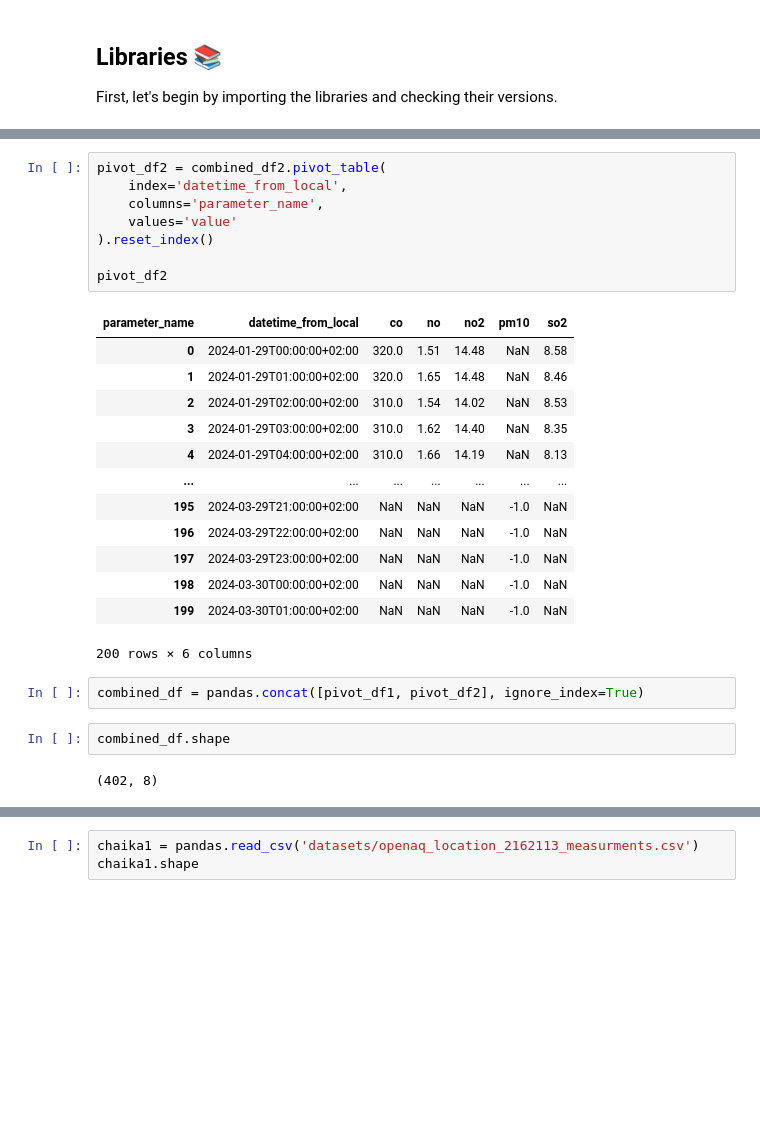
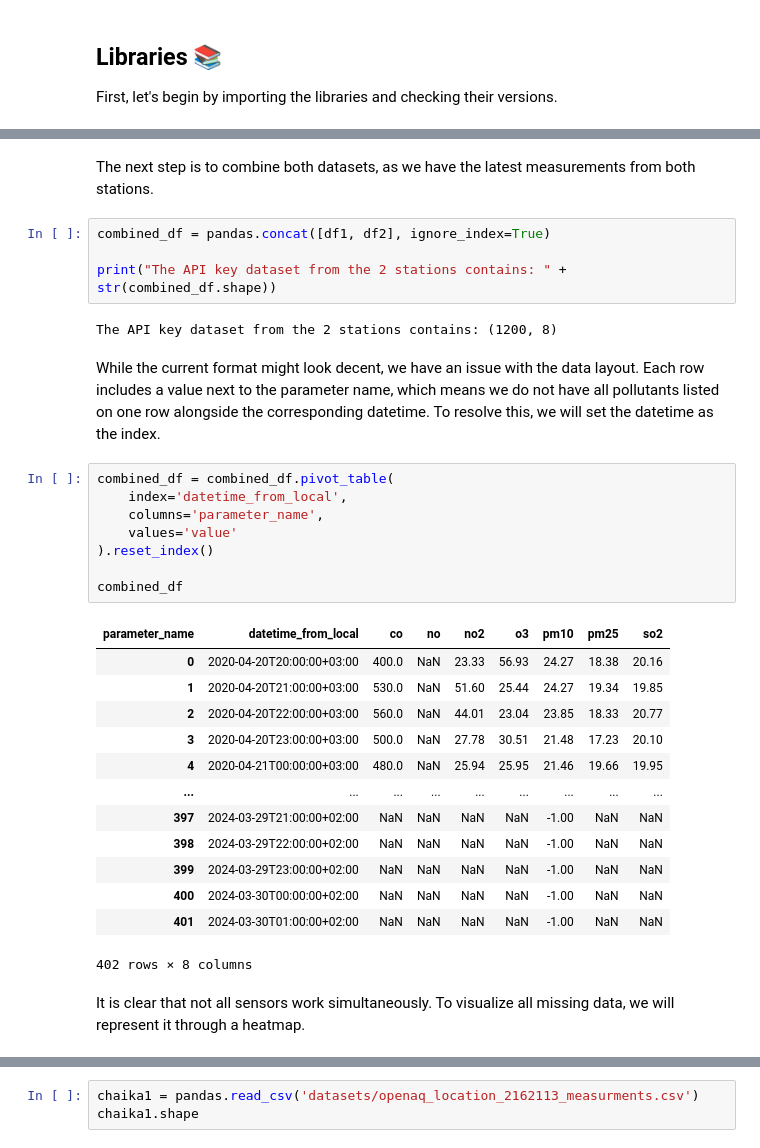
Before and after one commit to ivetkalchev/VarnaAir, a Jupyter notebook: varnaair.ipynb, the cells around one changed output, grey strips where cells are left out. Drawn from its saved outputs; the diff is of its cells as text; blank space fills up the shorter version.

```diff
--- a/varnaair.ipynb
+++ b/varnaair.ipynb
@@ -198,33 +193,39 @@ combined_df2
 | 498 | -1.00 | 8613114 | 2024-03-29T22:00:00Z | 2024-03-30T00:00:00+02:00 | 2024-03-29T23:00:00Z | 2024-03-30T01:00:00+02:00 | ... |
 | 499 | -1.00 | 8613114 | 2024-03-29T23:00:00Z | 2024-03-30T01:00:00+02:00 | 2024-03-30T00:00:00Z | 2024-03-30T02:00:00+02:00 | ... |
 500 rows × 8 columns
-# %%
-pivot_df2 = combined_df2.pivot_table(
-    index='datetime_from_local',
-    columns='parameter_name',
-    values='value'
-).reset_index()
-
-pivot_df2
-# %% [output]
-| parameter_name | datetime_from_local | co | no | no2 | pm10 | so2 |
-| 0 | 2024-01-29T00:00:00+02:00 | 320.0 | 1.51 | 14.48 | NaN | 8.58 |
-| 1 | 2024-01-29T01:00:00+02:00 | 320.0 | 1.65 | 14.48 | NaN | 8.46 |
-| 2 | 2024-01-29T02:00:00+02:00 | 310.0 | 1.54 | 14.02 | NaN | 8.53 |
-| 3 | 2024-01-29T03:00:00+02:00 | 310.0 | 1.62 | 14.40 | NaN | 8.35 |
-| 4 | 2024-01-29T04:00:00+02:00 | 310.0 | 1.66 | 14.19 | NaN | 8.13 |
-| ... | ... | ... | ... | ... | ... | ... |
-| 195 | 2024-03-29T21:00:00+02:00 | NaN | NaN | NaN | -1.0 | NaN |
-| 196 | 2024-03-29T22:00:00+02:00 | NaN | NaN | NaN | -1.0 | NaN |
-| 197 | 2024-03-29T23:00:00+02:00 | NaN | NaN | NaN | -1.0 | NaN |
-| 198 | 2024-03-30T00:00:00+02:00 | NaN | NaN | NaN | -1.0 | NaN |
-| 199 | 2024-03-30T01:00:00+02:00 | NaN | NaN | NaN | -1.0 | NaN |
-200 rows × 6 columns
+# %% [markdown]
+The next step is to combine both datasets, as we have the latest measurements from both stations.
 # %%
-combined_df = pandas.concat([pivot_df1, pivot_df2], ignore_index=True)
+combined_df = pandas.concat([df1, df2], ignore_index=True)
+
+print("The API key dataset from the 2 stations contains: " + str(combined_df.shape))
+# %% [output]
+The API key dataset from the 2 stations contains: (1200, 8)
-# %%
-combined_df.shape
-# %% [output]
-(402, 8)
+# %% [markdown]
+While the current format might look decent, we have an issue with the data layout. Each row includes a value next to the parameter name, which means we do not have all pollutants listed on one row alongside the corresponding datetime. To resolve this, we will set the datetime as the index.
+# %%
+combined_df = combined_df.pivot_table(
+    index='datetime_from_local',
+    columns='parameter_name',
+    values='value'
+).reset_index()
+
+combined_df
+# %% [output]
+| parameter_name | datetime_from_local | co | no | no2 | o3 | pm10 | pm25 | so2 |
+| 0 | 2020-04-20T20:00:00+03:00 | 400.0 | NaN | 23.33 | 56.93 | 24.27 | 18.38 | 20.16 |
+| 1 | 2020-04-20T21:00:00+03:00 | 530.0 | NaN | 51.60 | 25.44 | 24.27 | 19.34 | 19.85 |
+| 2 | 2020-04-20T22:00:00+03:00 | 560.0 | NaN | 44.01 | 23.04 | 23.85 | 18.33 | 20.77 |
+| 3 | 2020-04-20T23:00:00+03:00 | 500.0 | NaN | 27.78 | 30.51 | 21.48 | 17.23 | 20.10 |
+| 4 | 2020-04-21T00:00:00+03:00 | 480.0 | NaN | 25.94 | 25.95 | 21.46 | 19.66 | 19.95 |
+| ... | ... | ... | ... | ... | ... | ... | ... | ... |
+| 397 | 2024-03-29T21:00:00+02:00 | NaN | NaN | NaN | NaN | -1.00 | NaN | NaN |
+| 398 | 2024-03-29T22:00:00+02:00 | NaN | NaN | NaN | NaN | -1.00 | NaN | NaN |
+| 399 | 2024-03-29T23:00:00+02:00 | NaN | NaN | NaN | NaN | -1.00 | NaN | NaN |
+| 400 | 2024-03-30T00:00:00+02:00 | NaN | NaN | NaN | NaN | -1.00 | NaN | NaN |
+| 401 | 2024-03-30T01:00:00+02:00 | NaN | NaN | NaN | NaN | -1.00 | NaN | NaN |
+402 rows × 8 columns
+# %% [markdown]
+It is clear that not all sensors work simultaneously. To visualize all missing data, we will represent it through a heatmap.
 # %%
 plt.figure(figsize=(12, 6))
```
Also changed, not shown: parts of 32 cells of this notebook.
